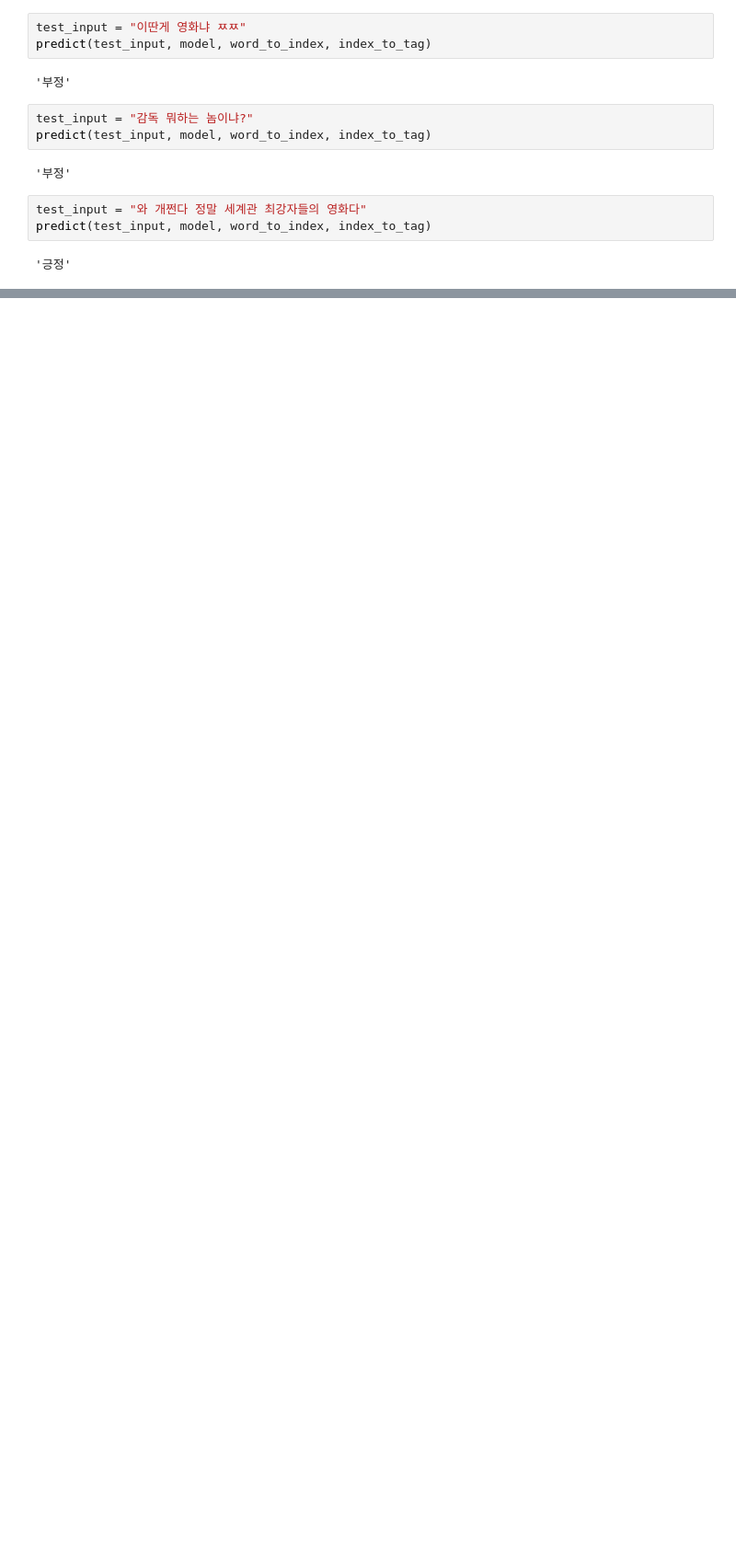
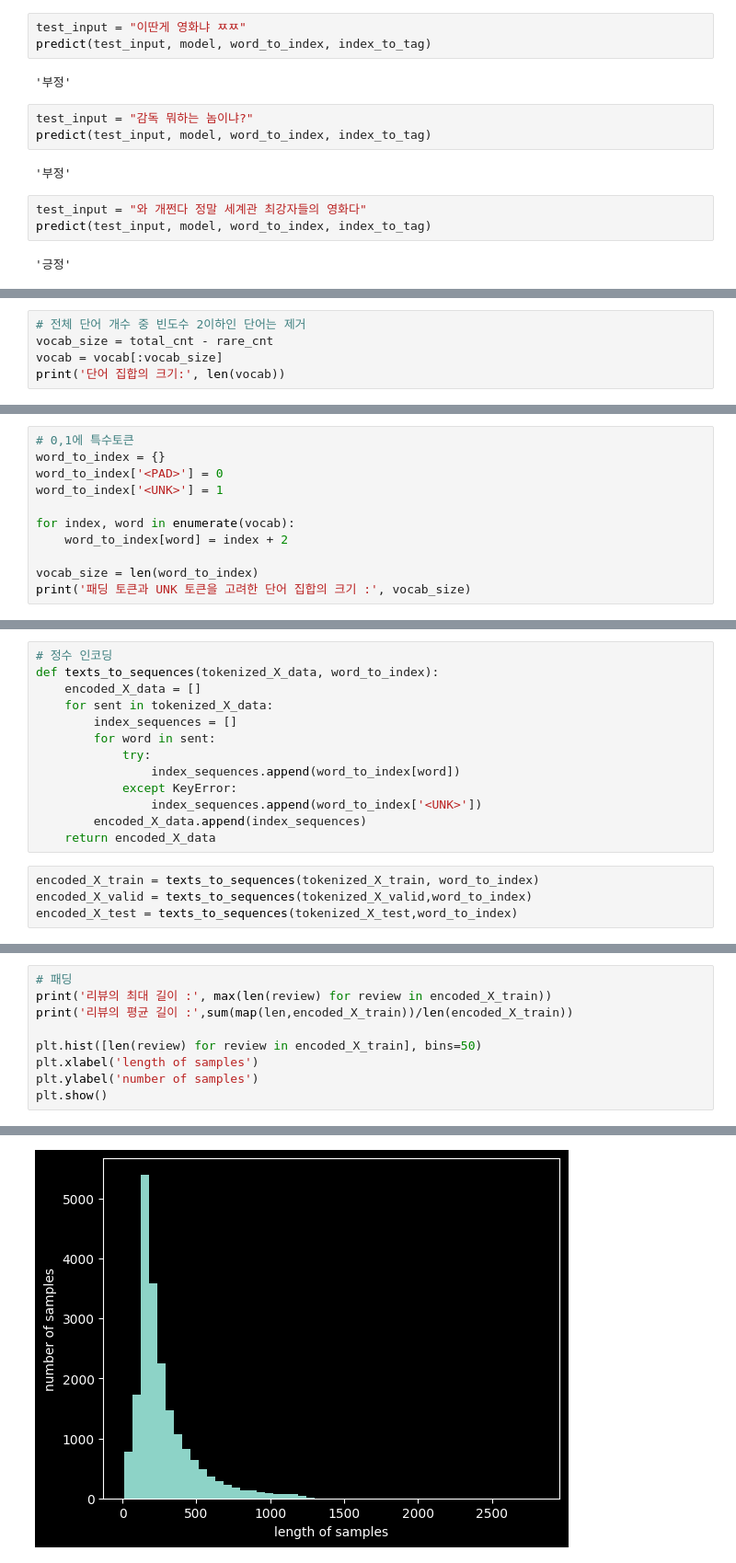
Before and after one commit to kimsol1134/pytorch-deep-learning-notes, a Jupyter notebook: week_7.ipynb, the cells around one changed output, grey strips where cells are left out. Shown at 92% size. Cells and saved outputs as stored; diff of their text form; blank space fills up the shorter version.

```diff
--- a/week_7.ipynb
+++ b/week_7.ipynb
@@ -577,0 +766,5 @@ predict(test_input, model, word_to_index, index_to_tag)
+# %%
+# 전체 단어 개수 중 빈도수 2이하인 단어는 제거
+vocab_size = total_cnt - rare_cnt
+vocab = vocab[:vocab_size]
+print('단어 집합의 크기:', len(vocab))
@@ -577,0 +773,11 @@ predict(test_input, model, word_to_index, index_to_tag)
+# %%
+# 0,1에 특수토큰
+word_to_index = {}
+word_to_index['<PAD>'] = 0
+word_to_index['<UNK>'] = 1
+
+for index, word in enumerate(vocab):
+    word_to_index[word] = index + 2
+
+vocab_size = len(word_to_index)
+print('패딩 토큰과 UNK 토큰을 고려한 단어 집합의 크기 :', vocab_size)
@@ -577,0 +786,17 @@ predict(test_input, model, word_to_index, index_to_tag)
+# %%
+# 정수 인코딩
+def texts_to_sequences(tokenized_X_data, word_to_index):
+    encoded_X_data = []
+    for sent in tokenized_X_data:
+        index_sequences = []
+        for word in sent:
+            try:
+                index_sequences.append(word_to_index[word])
+            except KeyError:
+                index_sequences.append(word_to_index['<UNK>'])
+        encoded_X_data.append(index_sequences)
+    return encoded_X_data
+# %%
+encoded_X_train = texts_to_sequences(tokenized_X_train, word_to_index)
+encoded_X_valid = texts_to_sequences(tokenized_X_valid,word_to_index)
+encoded_X_test = texts_to_sequences(tokenized_X_test,word_to_index)
@@ -577,0 +822,10 @@ predict(test_input, model, word_to_index, index_to_tag)
+# %%
+# 패딩
+print('리뷰의 최대 길이 :', max(len(review) for review in encoded_X_train))
+print('리뷰의 평균 길이 :',sum(map(len,encoded_X_train))/len(encoded_X_train))
+
+plt.hist([len(review) for review in encoded_X_train], bins=50)
+plt.xlabel('length of samples')
+plt.ylabel('number of samples')
+plt.show()
+# %% [output]
@@ -577,0 +834 @@ predict(test_input, model, word_to_index, index_to_tag)
+[figure, added]
```
Also changed, not shown: parts of 93 cells of this notebook, 2 other files.
